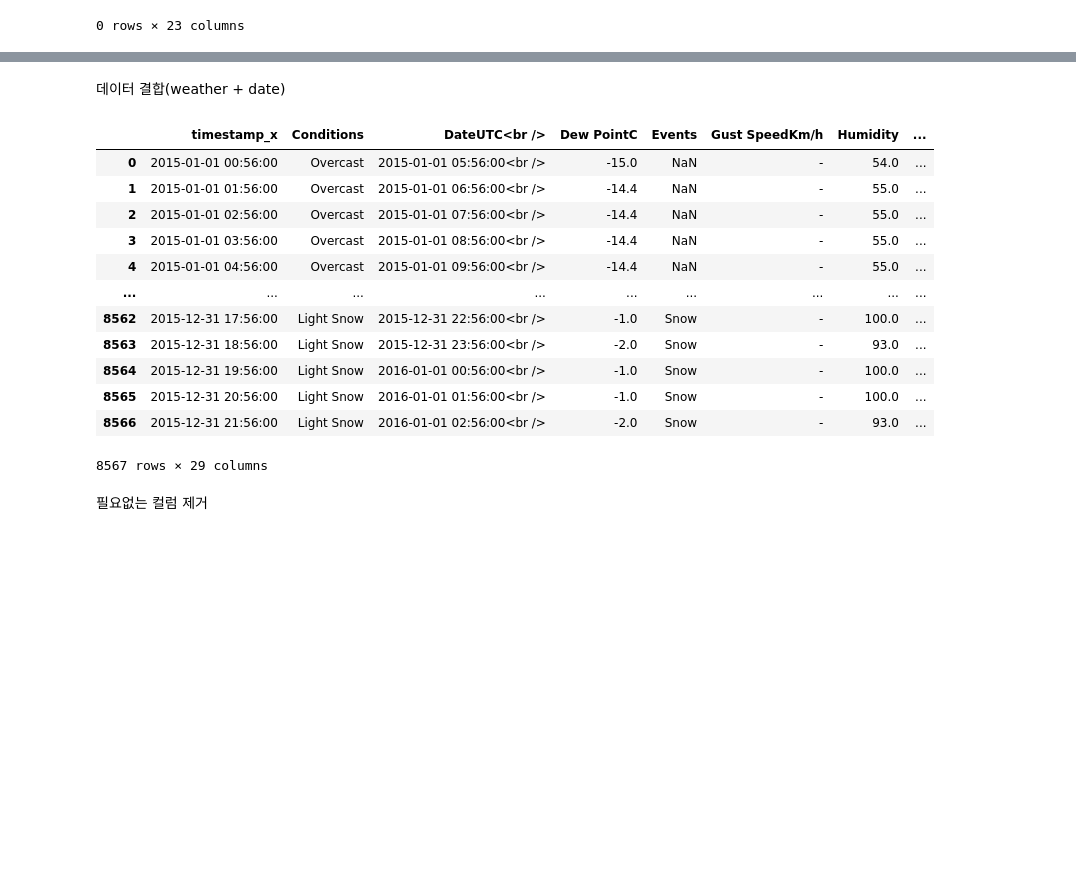
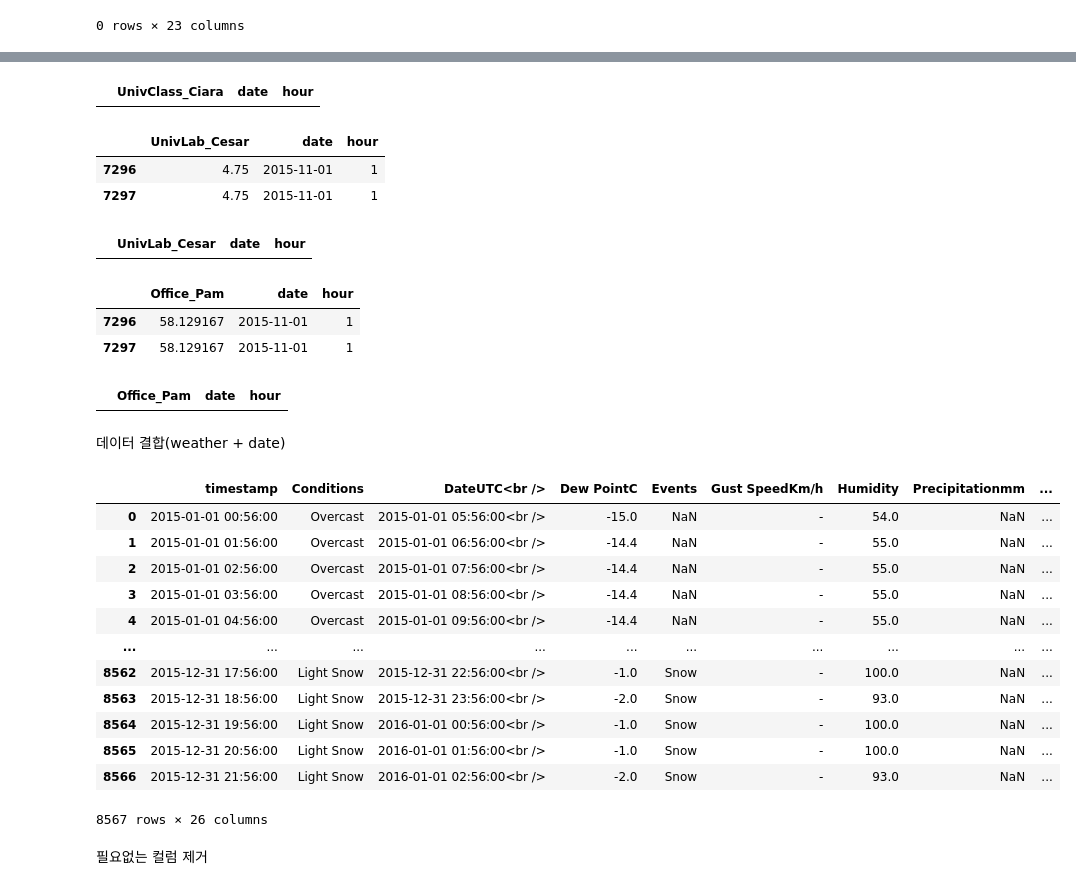
Before and after one commit to robert-min/study, a Jupyter notebook: hanyang_ml/question4/question4.ipynb, the cells around one changed output, grey strips where cells are left out. Saved outputs shown, nothing was run; the diff lists cells and outputs as text; code cells hidden in the pictures; blank space fills up the shorter version.

```diff
--- a/hanyang_ml/question4/question4.ipynb
+++ b/hanyang_ml/question4/question4.ipynb
@@ -174,0 +262,4 @@ energy[energy.duplicated(["date", "hour"], keep=False)]
+# %%
+make_energy_date(pam)
+pam = pam.drop("timestamp", axis=1)
+pam
@@ -175,22 +290,51 @@ energy[energy.duplicated(["date", "hour"], keep=False)]
+# %%
+ciara = ciara.drop_duplicates(["date", "hour"], keep="last")
+check_dup(ciara)
+# %% [output]
+|  | UnivClass_Ciara | date | hour |
+# %%
+check_dup(cesar)
+# %% [output]
+|  | UnivLab_Cesar | date | hour |
+| 7296 | 4.75 | 2015-11-01 | 1 |
+| 7297 | 4.75 | 2015-11-01 | 1 |
+# %%
+cesar = cesar.drop_duplicates(["date", "hour"], keep="last")
+check_dup(cesar)
+# %% [output]
+|  | UnivLab_Cesar | date | hour |
+# %%
+check_dup(pam)
+# %% [output]
+|  | Office_Pam | date | hour |
+| 7296 | 58.129167 | 2015-11-01 | 1 |
+| 7297 | 58.129167 | 2015-11-01 | 1 |
+# %%
+pam = pam.drop_duplicates(["date", "hour"], keep="last")
+check_dup(pam)
+# %% [output]
+|  | Office_Pam | date | hour |
 # %% [markdown]
 데이터 결합(weather + date)
 # %%
-df = pd.merge(weather, energy, how="inner", on=["date", "hour"])
+df = pd.merge(weather, ciara, how="inner", on=["date", "hour"])
+df = pd.merge(df, cesar, how="inner", on=["date", "hour"])
+df = pd.merge(df, pam, how="inner", on=["date", "hour"])
 df
 # %% [output]
-|  | timestamp_x | Conditions | DateUTC<br /> | Dew PointC | Events | Gust SpeedKm/h | Humidity | ... |
-| 0 | 2015-01-01 00:56:00 | Overcast | 2015-01-01 05:56:00<br /> | -15.0 | NaN | - | 54.0 | ... |
-| 1 | 2015-01-01 01:56:00 | Overcast | 2015-01-01 06:56:00<br /> | -14.4 | NaN | - | 55.0 | ... |
-| 2 | 2015-01-01 02:56:00 | Overcast | 2015-01-01 07:56:00<br /> | -14.4 | NaN | - | 55.0 | ... |
-| 3 | 2015-01-01 03:56:00 | Overcast | 2015-01-01 08:56:00<br /> | -14.4 | NaN | - | 55.0 | ... |
-| 4 | 2015-01-01 04:56:00 | Overcast | 2015-01-01 09:56:00<br /> | -14.4 | NaN | - | 55.0 | ... |
-| ... | ... | ... | ... | ... | ... | ... | ... | ... |
-| 8562 | 2015-12-31 17:56:00 | Light Snow | 2015-12-31 22:56:00<br /> | -1.0 | Snow | - | 100.0 | ... |
-| 8563 | 2015-12-31 18:56:00 | Light Snow | 2015-12-31 23:56:00<br /> | -2.0 | Snow | - | 93.0 | ... |
-| 8564 | 2015-12-31 19:56:00 | Light Snow | 2016-01-01 00:56:00<br /> | -1.0 | Snow | - | 100.0 | ... |
-| 8565 | 2015-12-31 20:56:00 | Light Snow | 2016-01-01 01:56:00<br /> | -1.0 | Snow | - | 100.0 | ... |
-| 8566 | 2015-12-31 21:56:00 | Light Snow | 2016-01-01 02:56:00<br /> | -2.0 | Snow | - | 93.0 | ... |
+|  | timestamp | Conditions | DateUTC<br /> | Dew PointC | Events | Gust SpeedKm/h | Humidity | Precipitationmm | ... |
+| 0 | 2015-01-01 00:56:00 | Overcast | 2015-01-01 05:56:00<br /> | -15.0 | NaN | - | 54.0 | NaN | ... |
+| 1 | 2015-01-01 01:56:00 | Overcast | 2015-01-01 06:56:00<br /> | -14.4 | NaN | - | 55.0 | NaN | ... |
+| 2 | 2015-01-01 02:56:00 | Overcast | 2015-01-01 07:56:00<br /> | -14.4 | NaN | - | 55.0 | NaN | ... |
+| 3 | 2015-01-01 03:56:00 | Overcast | 2015-01-01 08:56:00<br /> | -14.4 | NaN | - | 55.0 | NaN | ... |
+| 4 | 2015-01-01 04:56:00 | Overcast | 2015-01-01 09:56:00<br /> | -14.4 | NaN | - | 55.0 | NaN | ... |
+| ... | ... | ... | ... | ... | ... | ... | ... | ... | ... |
+| 8562 | 2015-12-31 17:56:00 | Light Snow | 2015-12-31 22:56:00<br /> | -1.0 | Snow | - | 100.0 | NaN | ... |
+| 8563 | 2015-12-31 18:56:00 | Light Snow | 2015-12-31 23:56:00<br /> | -2.0 | Snow | - | 93.0 | NaN | ... |
+| 8564 | 2015-12-31 19:56:00 | Light Snow | 2016-01-01 00:56:00<br /> | -1.0 | Snow | - | 100.0 | NaN | ... |
+| 8565 | 2015-12-31 20:56:00 | Light Snow | 2016-01-01 01:56:00<br /> | -1.0 | Snow | - | 100.0 | NaN | ... |
+| 8566 | 2015-12-31 21:56:00 | Light Snow | 2016-01-01 02:56:00<br /> | -2.0 | Snow | - | 93.0 | NaN | ... |
-8567 rows × 29 columns
+8567 rows × 26 columns
 # %% [markdown]
 필요없는 컬럼 제거
 # %%
```
Also changed, not shown: parts of 35 cells of this notebook, 1 other file.
